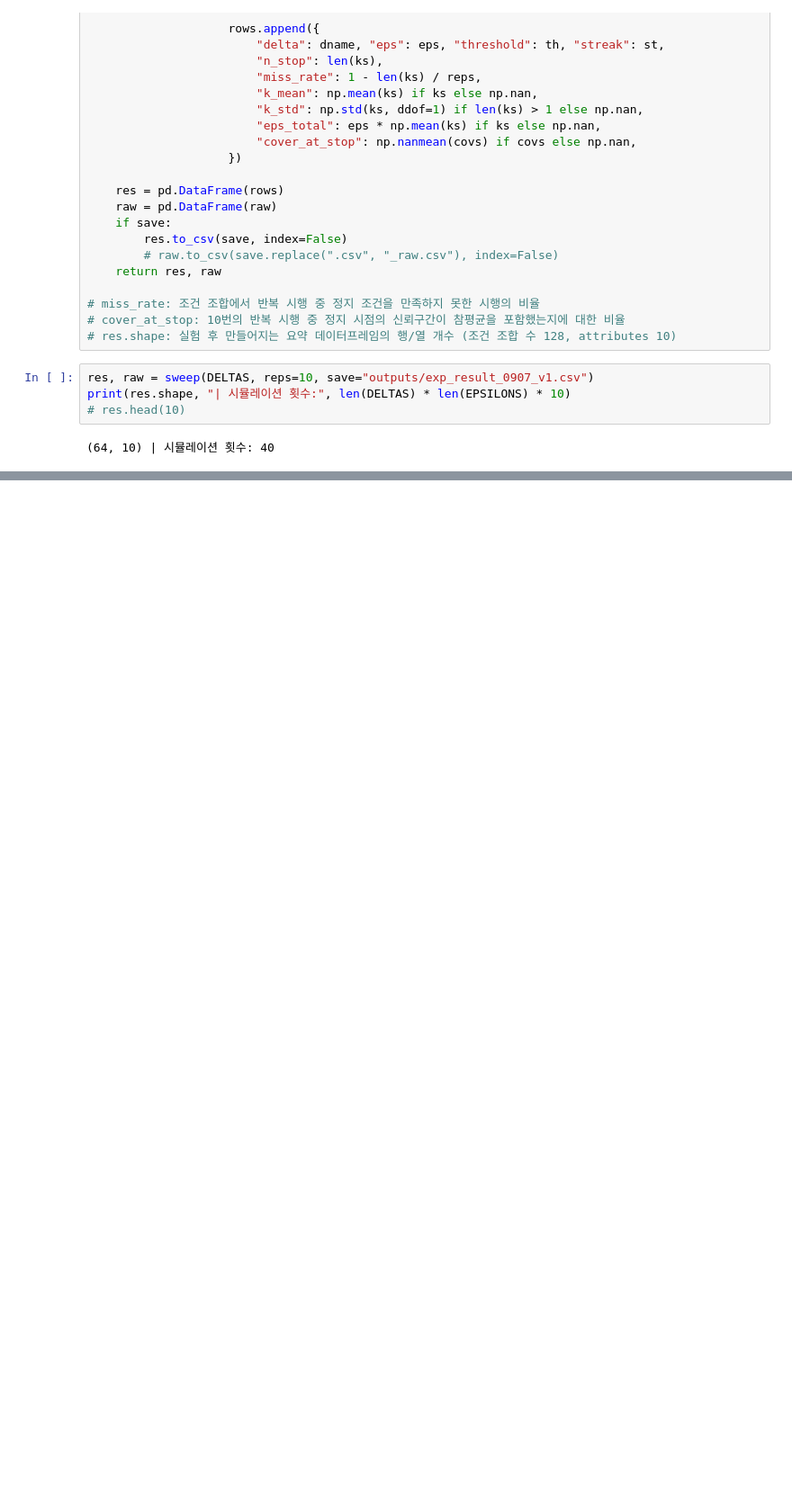
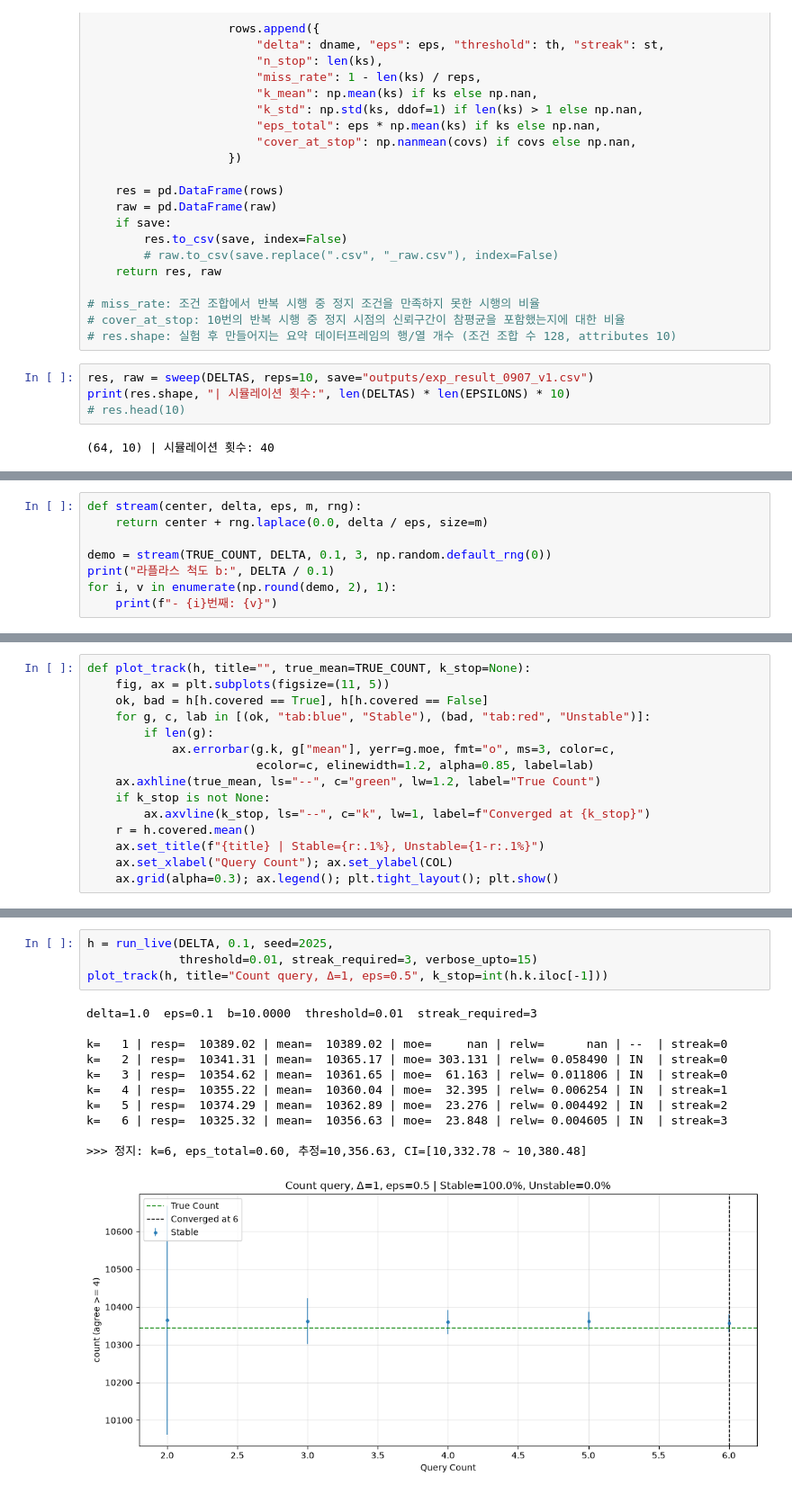
Before and after one commit to esthervery/dp4agent, a Jupyter notebook: step1_kci_validation.ipynb, the cells around one changed output, grey strips where cells are left out. Shown at 90% size. Cells and saved outputs as stored; diff of their text form; blank space fills up the shorter version.

```diff
--- a/step1_kci_validation.ipynb
+++ b/step1_kci_validation.ipynb
@@ -325,0 +351,8 @@ print(res.shape, "| 시뮬레이션 횟수:", len(DELTAS) * len(EPSILONS) * 10)
+# %%
+def stream(center, delta, eps, m, rng):
+    return center + rng.laplace(0.0, delta / eps, size=m)
+
+demo = stream(TRUE_COUNT, DELTA, 0.1, 3, np.random.default_rng(0))
+print("라플라스 척도 b:", DELTA / 0.1)
+for i, v in enumerate(np.round(demo, 2), 1):
+    print(f"- {i}번째: {v}")
@@ -325,0 +364,15 @@ print(res.shape, "| 시뮬레이션 횟수:", len(DELTAS) * len(EPSILONS) * 10)
+# %%
+def plot_track(h, title="", true_mean=TRUE_COUNT, k_stop=None):
+    fig, ax = plt.subplots(figsize=(11, 5))
+    ok, bad = h[h.covered == True], h[h.covered == False]
+    for g, c, lab in [(ok, "tab:blue", "Stable"), (bad, "tab:red", "Unstable")]:
+        if len(g):
+            ax.errorbar(g.k, g["mean"], yerr=g.moe, fmt="o", ms=3, color=c,
+                        ecolor=c, elinewidth=1.2, alpha=0.85, label=lab)
+    ax.axhline(true_mean, ls="--", c="green", lw=1.2, label="True Count")
+    if k_stop is not None:
+        ax.axvline(k_stop, ls="--", c="k", lw=1, label=f"Converged at {k_stop}")
+    r = h.covered.mean()
+    ax.set_title(f"{title} | Stable={r:.1%}, Unstable={1-r:.1%}")
+    ax.set_xlabel("Query Count"); ax.set_ylabel(COL)
+    ax.grid(alpha=0.3); ax.legend(); plt.tight_layout(); plt.show()
@@ -325,0 +426,16 @@ print(res.shape, "| 시뮬레이션 횟수:", len(DELTAS) * len(EPSILONS) * 10)
+# %%
+h = run_live(DELTA, 0.1, seed=2025,
+             threshold=0.01, streak_required=3, verbose_upto=15)
+plot_track(h, title="Count query, Δ=1, eps=0.5", k_stop=int(h.k.iloc[-1]))
+# %% [output]
+delta=1.0  eps=0.1  b=10.0000  threshold=0.01  streak_required=3
+
+k=   1 | resp=  10389.02 | mean=  10389.02 | moe=     nan | relw=      nan | --  | streak=0
+k=   2 | resp=  10341.31 | mean=  10365.17 | moe= 303.131 | relw= 0.058490 | IN  | streak=0
+k=   3 | resp=  10354.62 | mean=  10361.65 | moe=  61.163 | relw= 0.011806 | IN  | streak=0
+k=   4 | resp=  10355.22 | mean=  10360.04 | moe=  32.395 | relw= 0.006254 | IN  | streak=1
+k=   5 | resp=  10374.29 | mean=  10362.89 | moe=  23.276 | relw= 0.004492 | IN  | streak=2
+k=   6 | resp=  10325.32 | mean=  10356.63 | moe=  23.848 | relw= 0.004605 | IN  | streak=3
+
+>>> 정지: k=6, eps_total=0.60, 추정=10,356.63, CI=[10,332.78 ~ 10,380.48]
+[figure, added]
```
Also changed, not shown: parts of 4 cells of this notebook, 4 other files.
